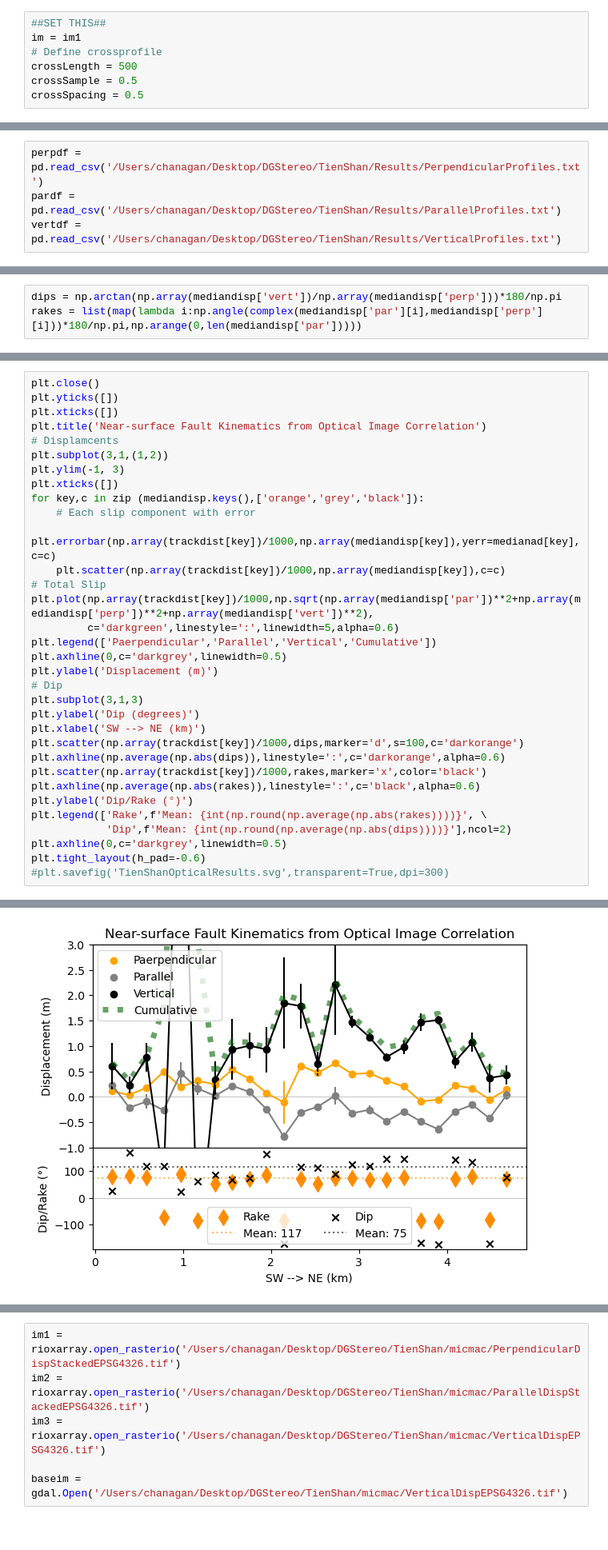
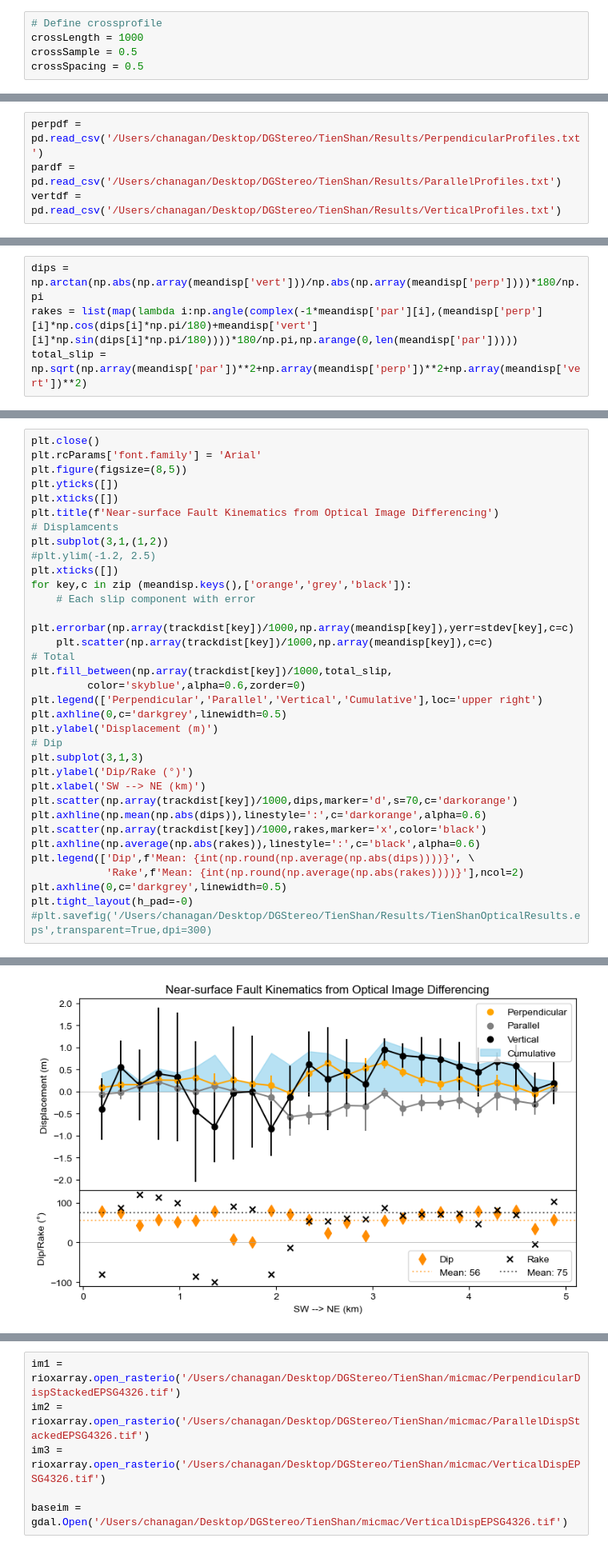
Before and after one commit to cehanagan/ImageryResources, a Jupyter notebook: Notebooks/TienShan20240122.ipynb, the cells around one changed output, grey strips where cells are left out. Shown at 80% size. Cells and saved outputs as stored; diff of their text form.

Commit message:
GarlockAndTienShan

```diff
--- a/Notebooks/TienShan20240122.ipynb
+++ b/Notebooks/TienShan20240122.ipynb
@@ -266,8 +301,6 @@ im1 = rioxarray.open_rasterio('/Users/chanagan/Desktop/DGStereo/TienShan/micmac/
 # %%
-##SET THIS##
-im = im1
 # Define crossprofile
-crossLength = 500
+crossLength = 1000
 crossSample = 0.5
 crossSpacing = 0.5
 # %%
@@ -357,3 +401,4 @@ for track,j in zip([perpdf,pardf,vertdf],mediandisp.keys()):
 # %%
-dips = np.arctan(np.array(mediandisp['vert'])/np.array(mediandisp['perp']))*180/np.pi
-rakes = list(map(lambda i:np.angle(complex(mediandisp['par'][i],mediandisp['perp'][i]))*180/np.pi,np.arange(0,len(mediandisp['par']))))
+dips = np.arctan(np.abs(np.array(meandisp['vert']))/np.abs(np.array(meandisp['perp'])))*180/np.pi
+rakes = list(map(lambda i:np.angle(complex(-1*meandisp['par'][i],(meandisp['perp'][i]*np.cos(dips[i]*np.pi/180)+meandisp['vert'][i]*np.sin(dips[i]*np.pi/180))))*180/np.pi,np.arange(0,len(meandisp['par']))))
+total_slip = np.sqrt(np.array(meandisp['par'])**2+np.array(meandisp['perp'])**2+np.array(meandisp['vert'])**2)
@@ -360,34 +409,35 @@ rakes = list(map(lambda i:np.angle(complex(mediandisp['par'][i],mediandisp['perp
 # %%
 plt.close()
+plt.rcParams['font.family'] = 'Arial'
+plt.figure(figsize=(8,5))
 plt.yticks([])
 plt.xticks([])
-plt.title('Near-surface Fault Kinematics from Optical Image Correlation')
+plt.title(f'Near-surface Fault Kinematics from Optical Image Differencing')
 # Displamcents
 plt.subplot(3,1,(1,2))
-plt.ylim(-1, 3)
+#plt.ylim(-1.2, 2.5)
 plt.xticks([])
-for key,c in zip (mediandisp.keys(),['orange','grey','black']):
+for key,c in zip (meandisp.keys(),['orange','grey','black']):
     # Each slip component with error
-    plt.errorbar(np.array(trackdist[key])/1000,np.array(mediandisp[key]),yerr=medianad[key],c=c)
-    plt.scatter(np.array(trackdist[key])/1000,np.array(mediandisp[key]),c=c)
-# Total Slip
-plt.plot(np.array(trackdist[key])/1000,np.sqrt(np.array(mediandisp['par'])**2+np.array(mediandisp['perp'])**2+np.array(mediandisp['vert'])**2),
-         c='darkgreen',linestyle=':',linewidth=5,alpha=0.6)
-plt.legend(['Paerpendicular','Parallel','Vertical','Cumulative'])
+    plt.errorbar(np.array(trackdist[key])/1000,np.array(meandisp[key]),yerr=stdev[key],c=c)
+    plt.scatter(np.array(trackdist[key])/1000,np.array(meandisp[key]),c=c)
+# Total
+plt.fill_between(np.array(trackdist[key])/1000,total_slip,
+         color='skyblue',alpha=0.6,zorder=0)
+plt.legend(['Perpendicular','Parallel','Vertical','Cumulative'],loc='upper right')
 plt.axhline(0,c='darkgrey',linewidth=0.5)
 plt.ylabel('Displacement (m)')
 # Dip
 plt.subplot(3,1,3)
-plt.ylabel('Dip (degrees)')
+plt.ylabel('Dip/Rake (°)')
 plt.xlabel('SW --> NE (km)')
-plt.scatter(np.array(trackdist[key])/1000,dips,marker='d',s=100,c='darkorange')
-plt.axhline(np.average(np.abs(dips)),linestyle=':',c='darkorange',alpha=0.6)
+plt.scatter(np.array(trackdist[key])/1000,dips,marker='d',s=70,c='darkorange')
+plt.axhline(np.mean(np.abs(dips)),linestyle=':',c='darkorange',alpha=0.6)
 plt.scatter(np.array(trackdist[key])/1000,rakes,marker='x',color='black')
 plt.axhline(np.average(np.abs(rakes)),linestyle=':',c='black',alpha=0.6)
-plt.ylabel('Dip/Rake (°)')
-plt.legend(['Rake',f'Mean: {int(np.round(np.average(np.abs(rakes))))}', \
-            'Dip',f'Mean: {int(np.round(np.average(np.abs(dips))))}'],ncol=2)
+plt.legend(['Dip',f'Mean: {int(np.round(np.average(np.abs(dips))))}', \
+            'Rake',f'Mean: {int(np.round(np.average(np.abs(rakes))))}'],ncol=2)
 plt.axhline(0,c='darkgrey',linewidth=0.5)
-plt.tight_layout(h_pad=-0.6)
-#plt.savefig('TienShanOpticalResults.svg',transparent=True,dpi=300)
+plt.tight_layout(h_pad=-0)
+#plt.savefig('/Users/chanagan/Desktop/DGStereo/TienShan/Results/TienShanOpticalResults.eps',transparent=True,dpi=300)
 # %% [output]
@@ -394 +445 @@ plt.tight_layout(h_pad=-0.6)
-[figure, old version]
+[figure, new version]
```
Also changed, not shown: parts of 45 cells of this notebook, 6 other files.
